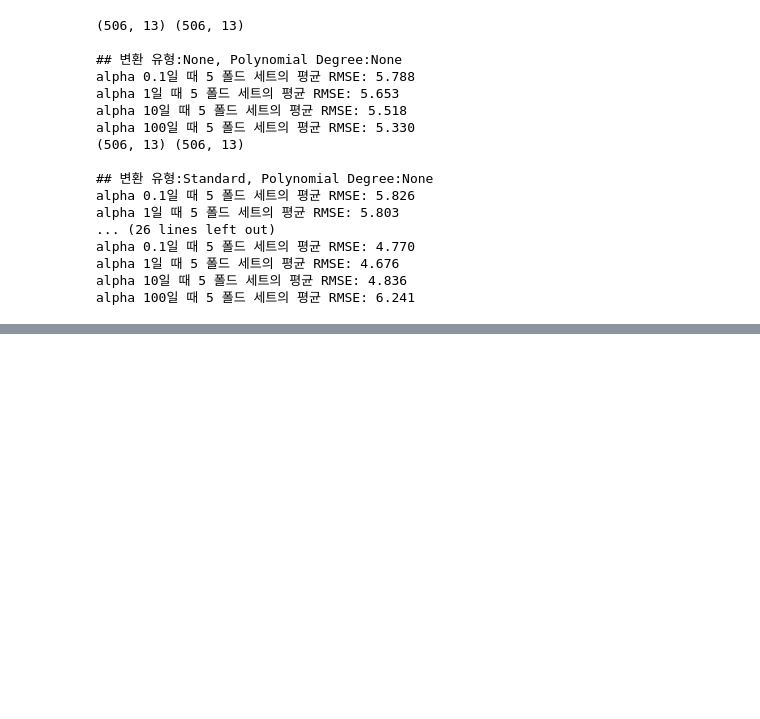
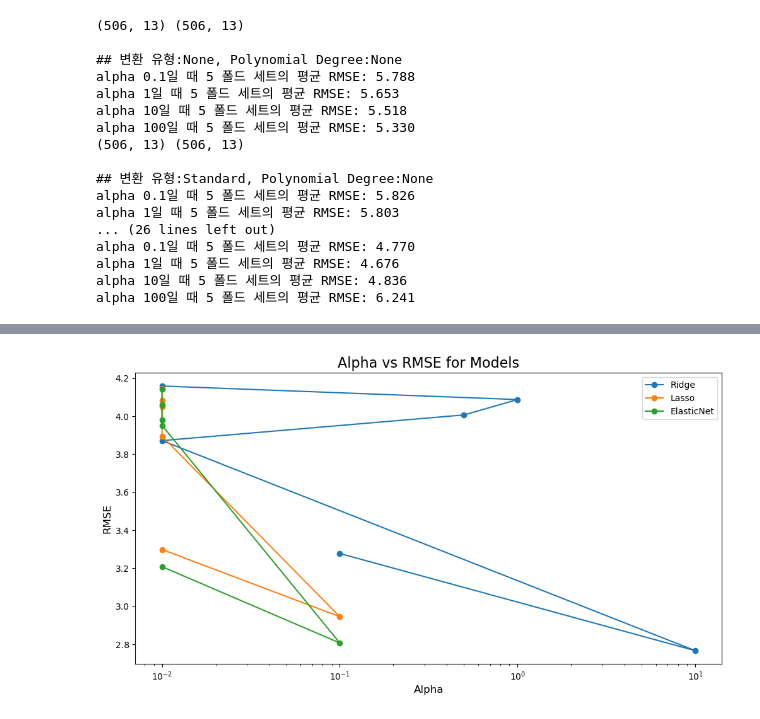
Before and after one commit to yleessam/2412_ml_env, a Jupyter notebook: 5.3_Gradient_Descent_5.4_LinearModel_5.5_Polynomial_5.6_Regularized_model.ipynb, the cells around one changed output, grey strips where cells are left out. Cells and saved outputs as stored; diff of their text form; code cells hidden in the pictures; blank space fills up the shorter version.

```diff
--- a/5.3_Gradient_Descent_5.4_LinearModel_5.5_Polynomial_5.6_Regularized_model.ipynb
+++ b/5.3_Gradient_Descent_5.4_LinearModel_5.5_Polynomial_5.6_Regularized_model.ipynb
@@ -775,0 +854,12 @@ alpha 100일 때 5 폴드 세트의 평균 RMSE: 6.241
+# %%
+#lasso_alphas = [ 0.07, 0.1, 0.5, 1, 3]
+lasso_alphas = [0.1, 1, 10, 100]
+scale_methods=[ ('MinMax', 2), ('MinMax', 3), ('MinMax', 4), ('Standard', None), ('Standard', 2), ('Standard', 4)]
+for scale_method in scale_methods:
+    X_data_scaled = get_scaled_data(method=scale_method[0], p_degree=scale_method[1],
+                                    input_data=X_data)
+    print(X_data_scaled.shape, X_data.shape)
+    print('\n## 변환 유형:{0}, Polynomial Degree:{1}'.format(scale_method[0], scale_method[1]))
+
+
+    get_linear_reg_eval('Lasso', params=lasso_alphas, X_data_n=X_data_scaled, y_target_n=y_target, verbose=True, return_coeff=False )
@@ -775,0 +888,12 @@ alpha 100일 때 5 폴드 세트의 평균 RMSE: 6.241
+# %%
+elastic_alphas = [0.1, 1, 10, 100]
+#elastic_alphas = [ 0.07, 0.1, 0.5, 1, 3]
+scale_methods=[ ('Log', 2), ('Log', 3), ('Log', 10), ('Standard', None), ('Standard', 1), ('Standard', 2)]
+for scale_method in scale_methods:
+    X_data_scaled = get_scaled_data(method=scale_method[0], p_degree=scale_method[1],
+                                    input_data=X_data)
+    print(X_data_scaled.shape, X_data.shape)
+    print('\n## 변환 유형:{0}, Polynomial Degree:{1}'.format(scale_method[0], scale_method[1]))
+
+    get_linear_reg_eval('ElasticNet', params=elastic_alphas,
+                                        X_data_n=X_data_scaled, y_target_n=y_target, verbose=True, return_coeff=False)
@@ -775,0 +1112,22 @@ alpha 100일 때 5 폴드 세트의 평균 RMSE: 6.241
+# %%
+def plot_alpha_comparison(results_df):
+    plt.figure(figsize=(12, 6))
+    for model_name in results_df["Model"].unique():
+        subset = results_df[results_df["Model"] == model_name]
+        plt.plot(
+            subset["Best Params"].apply(lambda x: x.get("alpha", None)),
+            subset["RMSE"],
+            marker='o',
+            label=model_name
+        )
+    plt.xscale('log')
+    plt.title("Alpha vs RMSE for Models", fontsize=16)
+    plt.xlabel("Alpha", fontsize=12)
+    plt.ylabel("RMSE", fontsize=12)
+    plt.legend()
+    plt.show()
+
+# 호출
+plot_alpha_comparison(results_df)
+# %% [output]
+[figure, added]
```
Also changed, not shown: parts of 13 cells of this notebook.
